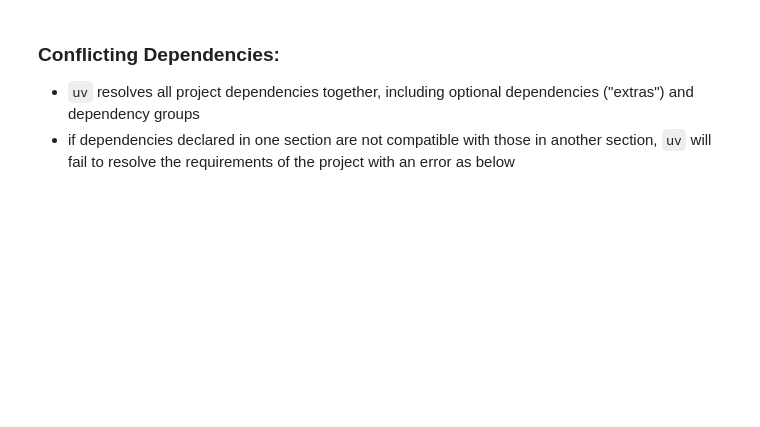
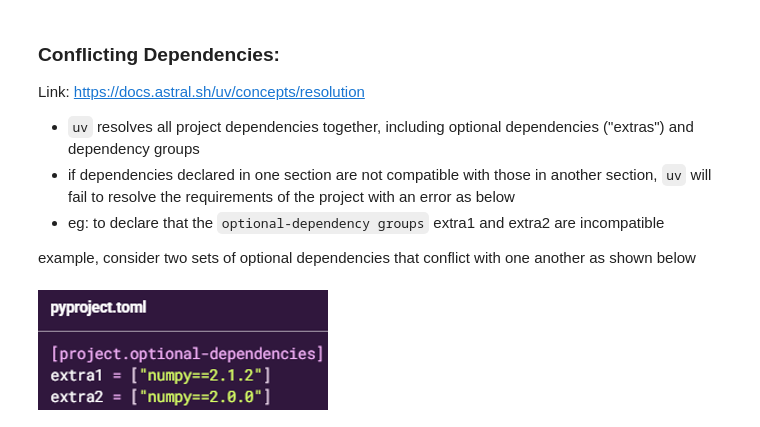
Before and after one commit to joeltho26/UV, a Jupyter notebook: notes/Dependencies/conflicting-dependencies.ipynb, the cells around one changed output. Cells and saved outputs as stored; diff of their text form; code cells hidden in the pictures; blank space fills up the shorter version.

````diff
--- a/notes/Dependencies/conflicting-dependencies.ipynb
+++ b/notes/Dependencies/conflicting-dependencies.ipynb
@@ -1,5 +1,19 @@
 # %% [markdown]
 ### Conflicting Dependencies:
 
+Link: https://docs.astral.sh/uv/concepts/resolution
+
 - ```uv``` resolves all project dependencies together, including optional dependencies ("extras") and dependency groups
 - if dependencies declared in one section are not compatible with those in another section, ```uv``` will fail to resolve the requirements of the project with an error as below
+- eg: to declare that the ```optional-dependency groups``` extra1 and extra2 are incompatible
+
+example, consider two sets of optional dependencies that conflict with one another as shown below
+# %%
+from PIL import Image
+from IPython.display import display
+
+img = Image.open('images/conflict1.png')
+new_image = img.resize((290, 120))
+display(new_image)
+# %% [output]
+[figure, added]
````
Also changed, not shown: parts of 7 cells of this notebook, 36 other files.
